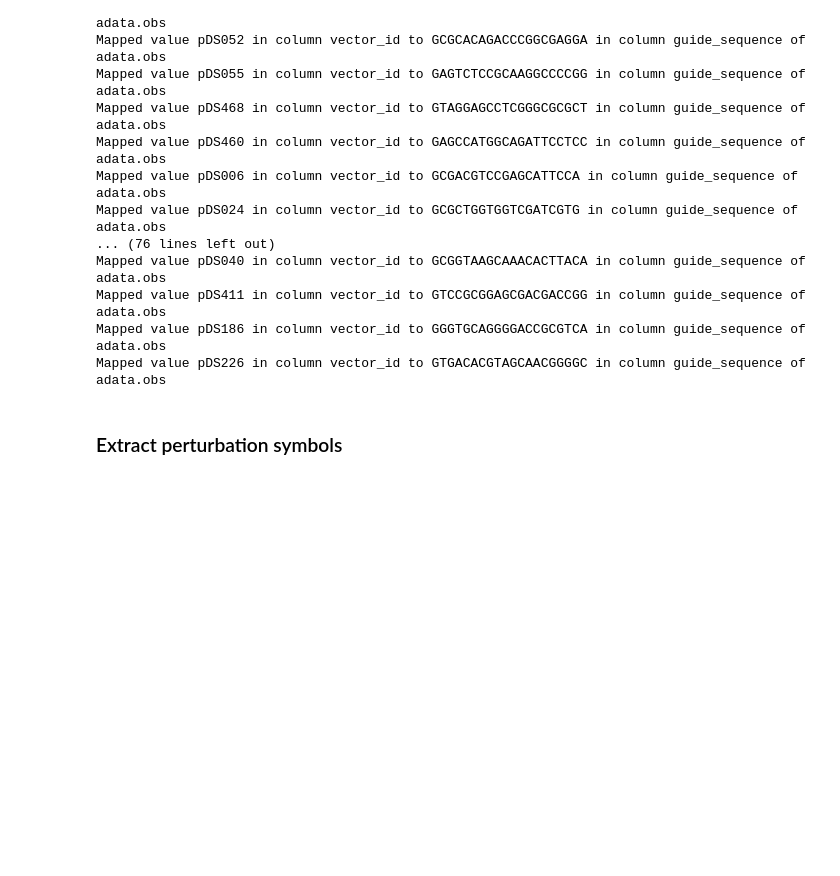
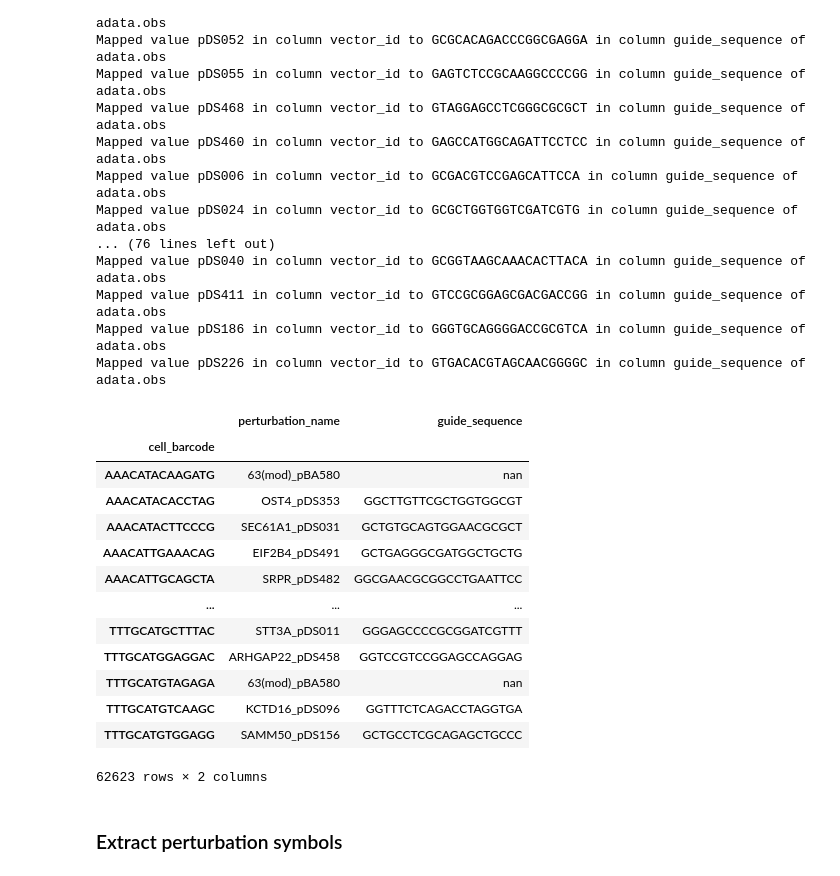
Before and after one commit to EMBL-EBI-ABC/PerturbationCatalogue, a Jupyter notebook: data_exploration/Perturbseq/curation_notebooks/adamson_2016_upr_perturb_seq.ipynb, the cells around one changed output. Cells and saved outputs as stored; diff of their text form; code cells hidden in the pictures; blank space fills up the shorter version.

```diff
--- a/data_exploration/Perturbseq/curation_notebooks/adamson_2016_upr_perturb_seq.ipynb
+++ b/data_exploration/Perturbseq/curation_notebooks/adamson_2016_upr_perturb_seq.ipynb
@@ -246,6 +232,23 @@ Mapped value pDS040 in column vector_id to GCGGTAAGCAAACACTTACA in column guide_
 Mapped value pDS411 in column vector_id to GTCCGCGGAGCGACGACCGG in column guide_sequence of adata.obs
 Mapped value pDS186 in column vector_id to GGGTGCAGGGGACCGCGTCA in column guide_sequence of adata.obs
 Mapped value pDS226 in column vector_id to GTGACACGTAGCAACGGGGC in column guide_sequence of adata.obs
+# %%
+cur_data.adata.obs[['perturbation_name', 'guide_sequence']]
+# %% [output]
+|  | perturbation_name | guide_sequence |
+| cell_barcode |  |  |
+| AAACATACAAGATG | 63(mod)_pBA580 | nan |
+| AAACATACACCTAG | OST4_pDS353 | GGCTTGTTCGCTGGTGGCGT |
+| AAACATACTTCCCG | SEC61A1_pDS031 | GCTGTGCAGTGGAACGCGCT |
+| AAACATTGAAACAG | EIF2B4_pDS491 | GCTGAGGGCGATGGCTGCTG |
+| AAACATTGCAGCTA | SRPR_pDS482 | GGCGAACGCGGCCTGAATTCC |
+| ... | ... | ... |
+| TTTGCATGCTTTAC | STT3A_pDS011 | GGGAGCCCCGCGGATCGTTT |
+| TTTGCATGGAGGAC | ARHGAP22_pDS458 | GGTCCGTCCGGAGCCAGGAG |
+| TTTGCATGTAGAGA | 63(mod)_pBA580 | nan |
+| TTTGCATGTCAAGC | KCTD16_pDS096 | GGTTTCTCAGACCTAGGTGA |
+| TTTGCATGTGGAGG | SAMM50_pDS156 | GCTGCCTCGCAGAGCTGCCC |
+62623 rows × 2 columns
 # %% [markdown]
 ### Extract perturbation symbols
 # %% [markdown]
```
Also changed, not shown: parts of 24 cells of this notebook, 3 other files.
